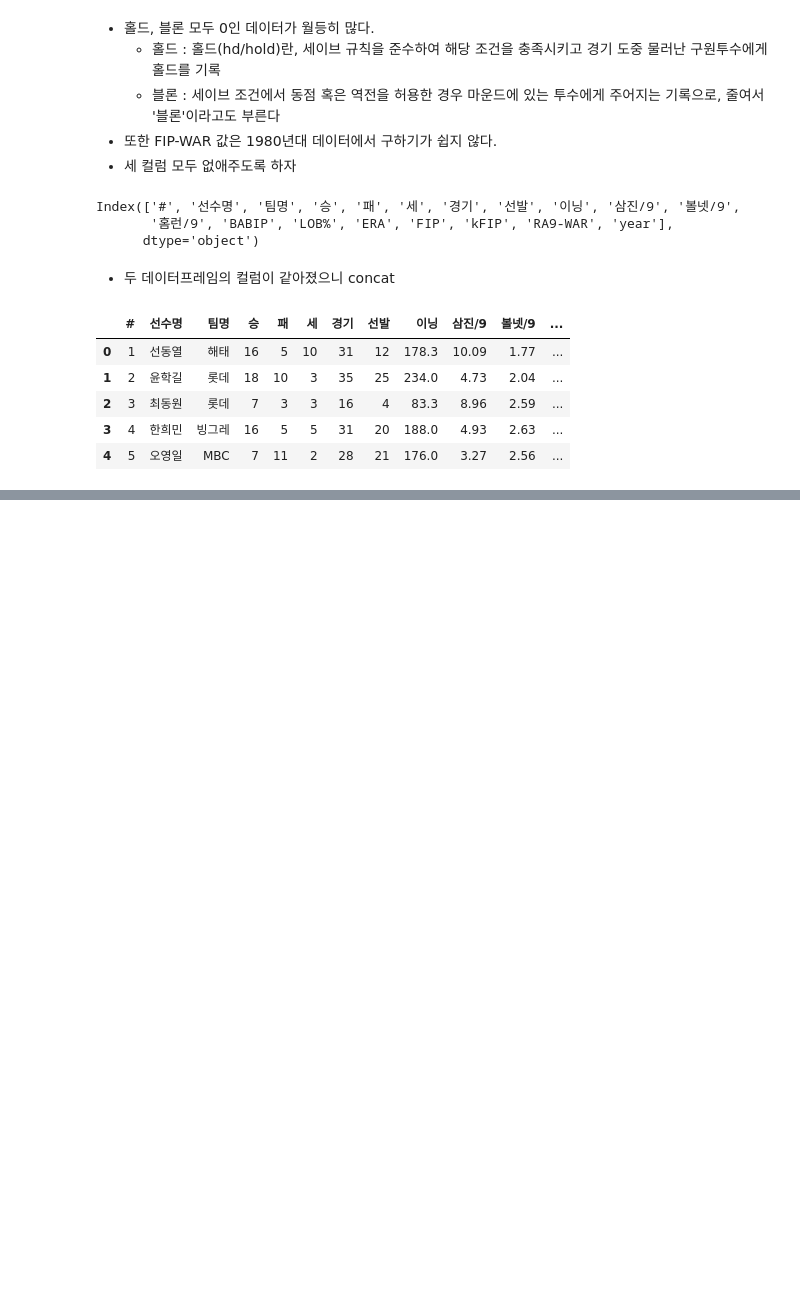
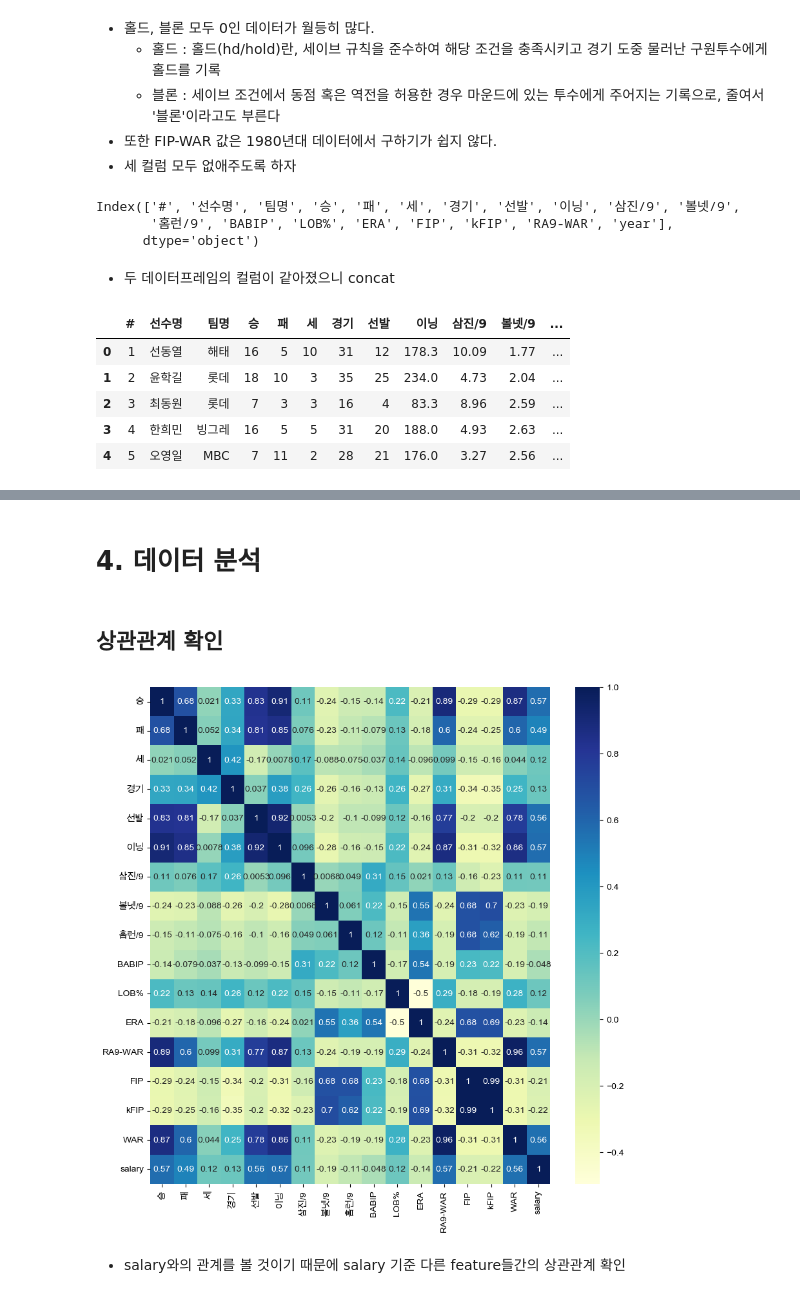
Before and after one commit to yeedacoding/ML-project, a Jupyter notebook: Baseball_Salary_Prediction/Baseball_Salary_Prediction.ipynb, the cells around one changed output, grey strips where cells are left out. Cells and saved outputs as stored; diff of their text form; code cells hidden in the pictures; blank space fills up the shorter version.

Commit message:
Baseball Salary Prediction

```diff
--- a/Baseball_Salary_Prediction/Baseball_Salary_Prediction.ipynb
+++ b/Baseball_Salary_Prediction/Baseball_Salary_Prediction.ipynb
@@ -581,0 +1221,4 @@ for name in tqdm(pitcher_names) :
+# %%
+final_df = pd.read_csv('datas/final_df.csv', encoding='utf-8', index_col=0)
+
+final_df
@@ -581,0 +1239,12 @@ for name in tqdm(pitcher_names) :
+# %% [markdown]
+# 4. 데이터 분석
+# %% [markdown]
+## 상관관계 확인
+# %%
+plt.figure(figsize=(10, 10))
+sns.heatmap(final_df.corr(), cmap='YlGnBu', annot=True)
+plt.show();
+# %% [output]
+[figure, added]
+# %% [markdown]
+- salary와의 관계를 볼 것이기 때문에 salary 기준 다른 feature들간의 상관관계 확인
```
Also changed, not shown: parts of 152 cells of this notebook, 2 other files.
